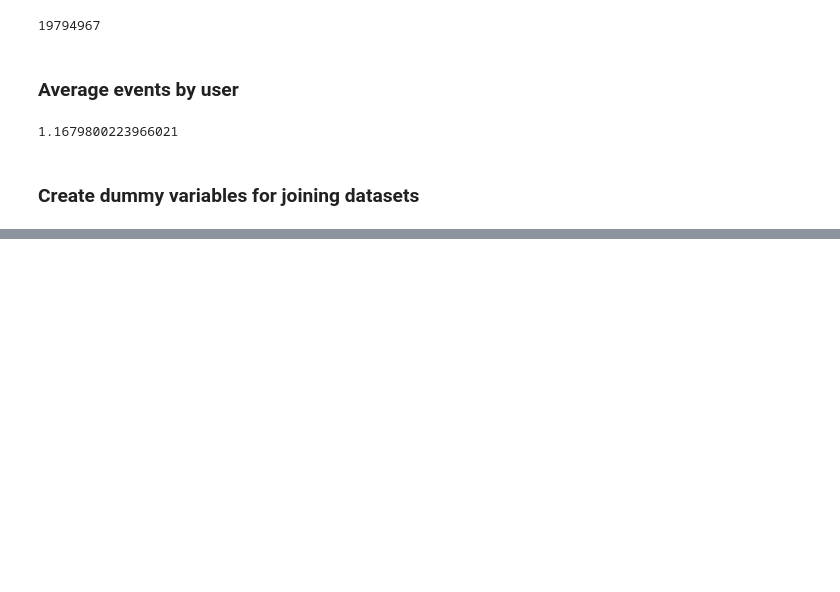
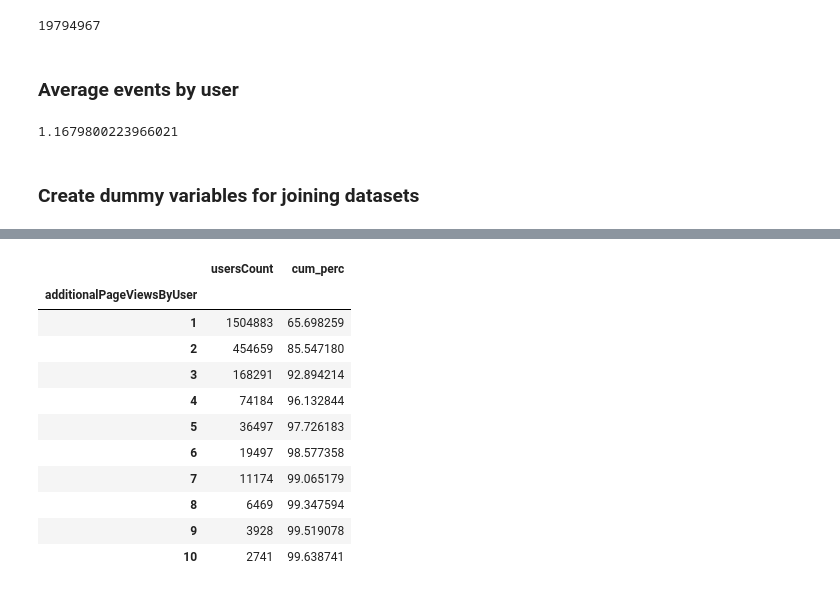
Before and after one commit to emptyr1/OutBrainClickPrediction, a Jupyter notebook: Ad_analysis.ipynb, the cells around one changed output, grey strips where cells are left out. Cells and saved outputs as stored; diff of their text form; code cells hidden in the pictures; blank space fills up the shorter version.

```diff
--- a/Ad_analysis.ipynb
+++ b/Ad_analysis.ipynb
@@ -356,0 +517,16 @@ avg_events_by_user
+# %%
+additional_page_views_by_user_pandas['cum_perc'] = (additional_page_views_by_user_pandas['usersCount'].cumsum() / users_with_additional_page_views_count) * 100
+additional_page_views_by_user_pandas.head(10)
+# %% [output]
+|  | usersCount | cum_perc |
+| additionalPageViewsByUser |  |  |
+| 1 | 1504883 | 65.698259 |
+| 2 | 454659 | 85.547180 |
+| 3 | 168291 | 92.894214 |
+| 4 | 74184 | 96.132844 |
+| 5 | 36497 | 97.726183 |
+| 6 | 19497 | 98.577358 |
+| 7 | 11174 | 99.065179 |
+| 8 | 6469 | 99.347594 |
+| 9 | 3928 | 99.519078 |
+| 10 | 2741 | 99.638741 |
```
Also changed, not shown: parts of 82 cells of this notebook, 2 other files.
